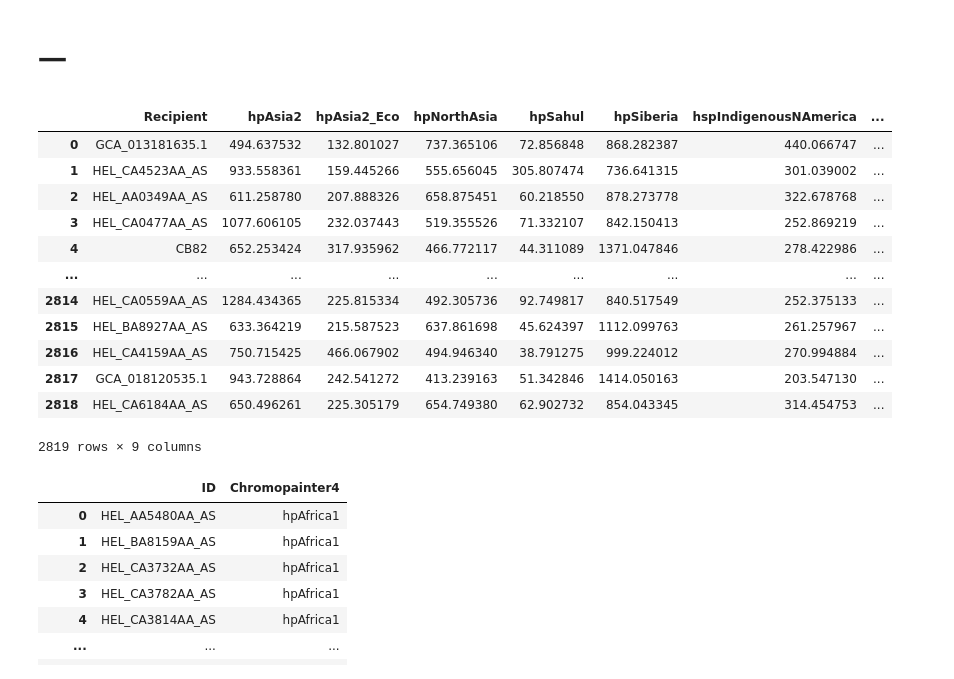
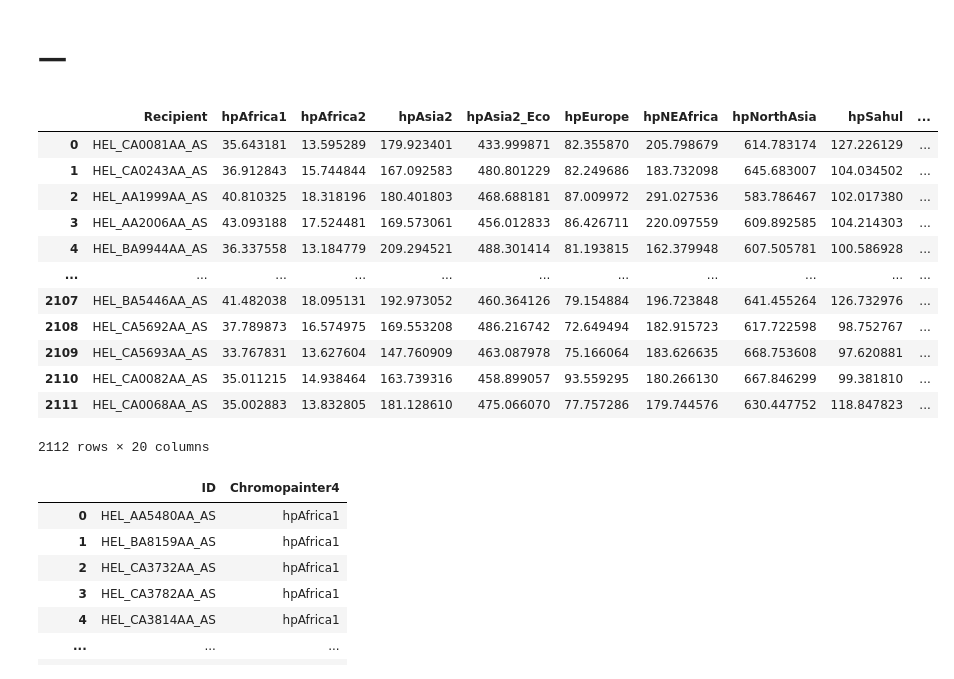
Before and after one commit to Victory-Hugo/3-Autosomal, a Jupyter notebook: 4-fineSTRCTURE/script/6_Chromopainter结果整理.ipynb, the cells around one changed output. Cells and saved outputs as stored; diff of their text form; code cells hidden in the pictures.

```diff
--- a/4-fineSTRCTURE/script/6_Chromopainter结果整理.ipynb
+++ b/4-fineSTRCTURE/script/6_Chromopainter结果整理.ipynb
@@ -3,22 +3,22 @@
 # %%
 import pandas as pd
 # %%
-df_chromopainter = pd.read_csv('/mnt/d/幽门螺旋杆菌/Script/分析结果/6-fineSTRUCTURE/output/东亚受到周边/Chunkcounts.txt',sep=' ')
+df_chromopainter = pd.read_csv('/mnt/c/Users/Administrator/Desktop/Chunkcounts.txt',sep=' ')
 df_chromopainter
 # %% [output]
-|  | Recipient | hpAsia2 | hpAsia2_Eco | hpNorthAsia | hpSahul | hpSiberia | hspIndigenousNAmerica | ... |
-| 0 | GCA_013181635.1 | 494.637532 | 132.801027 | 737.365106 | 72.856848 | 868.282387 | 440.066747 | ... |
-| 1 | HEL_CA4523AA_AS | 933.558361 | 159.445266 | 555.656045 | 305.807474 | 736.641315 | 301.039002 | ... |
-| 2 | HEL_AA0349AA_AS | 611.258780 | 207.888326 | 658.875451 | 60.218550 | 878.273778 | 322.678768 | ... |
-| 3 | HEL_CA0477AA_AS | 1077.606105 | 232.037443 | 519.355526 | 71.332107 | 842.150413 | 252.869219 | ... |
-| 4 | CB82 | 652.253424 | 317.935962 | 466.772117 | 44.311089 | 1371.047846 | 278.422986 | ... |
-| ... | ... | ... | ... | ... | ... | ... | ... | ... |
-| 2814 | HEL_CA0559AA_AS | 1284.434365 | 225.815334 | 492.305736 | 92.749817 | 840.517549 | 252.375133 | ... |
-| 2815 | HEL_BA8927AA_AS | 633.364219 | 215.587523 | 637.861698 | 45.624397 | 1112.099763 | 261.257967 | ... |
-| 2816 | HEL_CA4159AA_AS | 750.715425 | 466.067902 | 494.946340 | 38.791275 | 999.224012 | 270.994884 | ... |
-| 2817 | GCA_018120535.1 | 943.728864 | 242.541272 | 413.239163 | 51.342846 | 1414.050163 | 203.547130 | ... |
-| 2818 | HEL_CA6184AA_AS | 650.496261 | 225.305179 | 654.749380 | 62.902732 | 854.043345 | 314.454753 | ... |
+|  | Recipient | hpAfrica1 | hpAfrica2 | hpAsia2 | hpAsia2_Eco | hpEurope | hpNEAfrica | hpNorthAsia | hpSahul | ... |
+| 0 | HEL_CA0081AA_AS | 35.643181 | 13.595289 | 179.923401 | 433.999871 | 82.355870 | 205.798679 | 614.783174 | 127.226129 | ... |
+| 1 | HEL_CA0243AA_AS | 36.912843 | 15.744844 | 167.092583 | 480.801229 | 82.249686 | 183.732098 | 645.683007 | 104.034502 | ... |
+| 2 | HEL_AA1999AA_AS | 40.810325 | 18.318196 | 180.401803 | 468.688181 | 87.009972 | 291.027536 | 583.786467 | 102.017380 | ... |
+| 3 | HEL_AA2006AA_AS | 43.093188 | 17.524481 | 169.573061 | 456.012833 | 86.426711 | 220.097559 | 609.892585 | 104.214303 | ... |
+| 4 | HEL_BA9944AA_AS | 36.337558 | 13.184779 | 209.294521 | 488.301414 | 81.193815 | 162.379948 | 607.505781 | 100.586928 | ... |
+| ... | ... | ... | ... | ... | ... | ... | ... | ... | ... | ... |
+| 2107 | HEL_BA5446AA_AS | 41.482038 | 18.095131 | 192.973052 | 460.364126 | 79.154884 | 196.723848 | 641.455264 | 126.732976 | ... |
+| 2108 | HEL_CA5692AA_AS | 37.789873 | 16.574975 | 169.553208 | 486.216742 | 72.649494 | 182.915723 | 617.722598 | 98.752767 | ... |
+| 2109 | HEL_CA5693AA_AS | 33.767831 | 13.627604 | 147.760909 | 463.087978 | 75.166064 | 183.626635 | 668.753608 | 97.620881 | ... |
+| 2110 | HEL_CA0082AA_AS | 35.011215 | 14.938464 | 163.739316 | 458.899057 | 93.559295 | 180.266130 | 667.846299 | 99.381810 | ... |
+| 2111 | HEL_CA0068AA_AS | 35.002883 | 13.832805 | 181.128610 | 475.066070 | 77.757286 | 179.744576 | 630.447752 | 118.847823 | ... |
-2819 rows × 9 columns
+2112 rows × 20 columns
 # %%
 df_meta = pd.read_excel('/mnt/f/OneDrive/文档（科研）/P0_幽门螺旋杆菌/基础信息表/HP数据收集2.xlsx',
                         sheet_name='HP数据收集').loc[:,['ID','Chromopainter4']]
```
Also changed, not shown: parts of 5 cells of this notebook.
